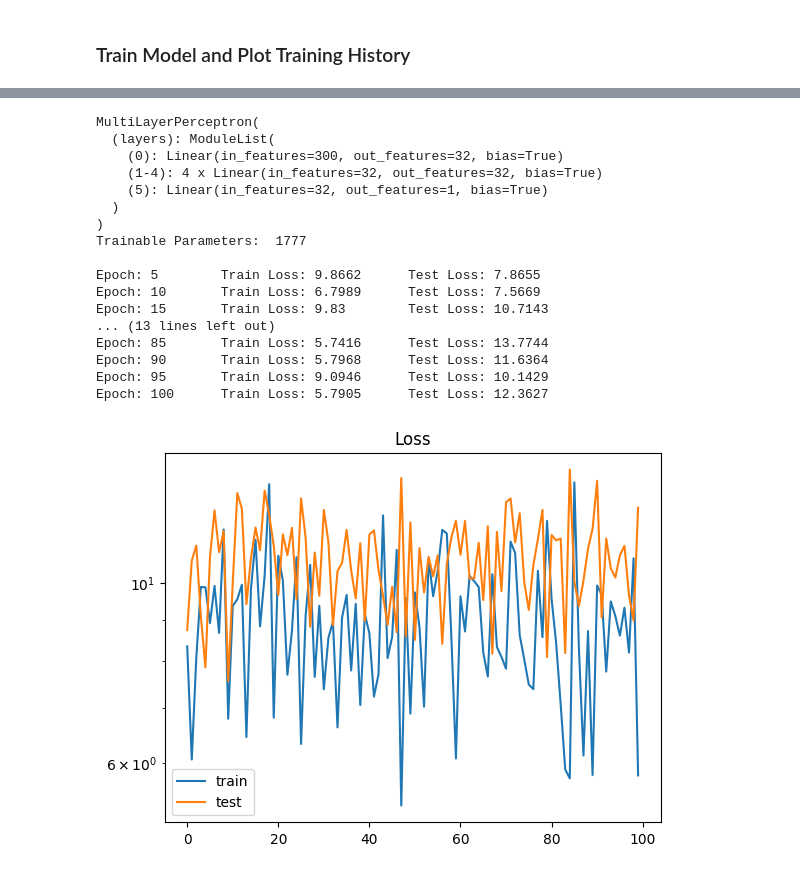
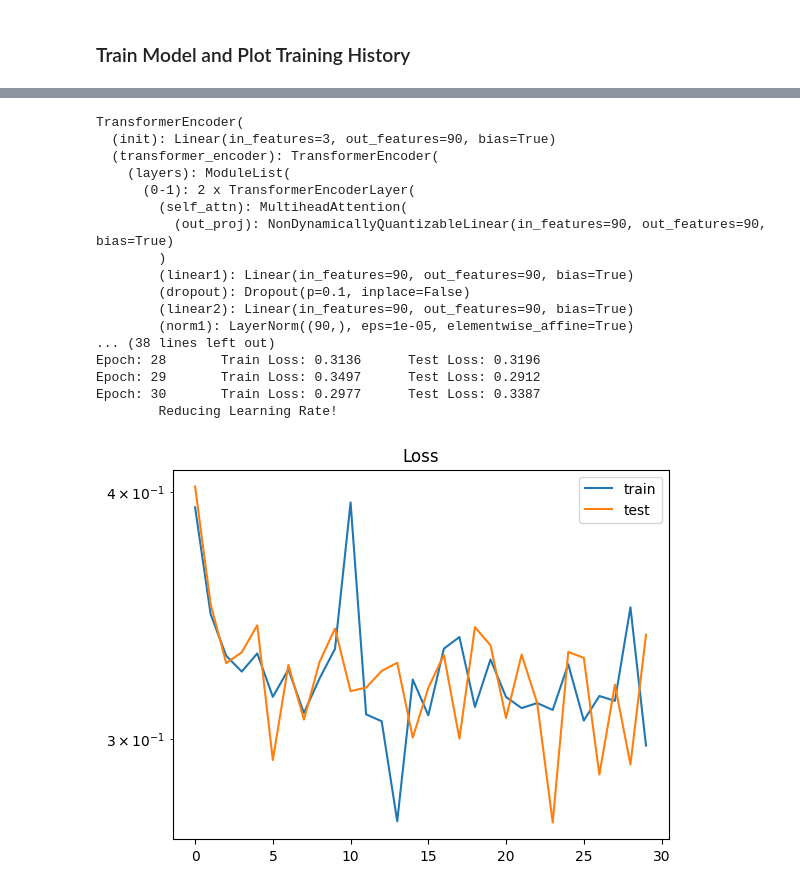
Before and after one commit to LukeV37/ML_Tutorial_2025, a Jupyter notebook: Pythia_Tutorial.ipynb, the cells around one changed output, grey strips where cells are left out. Saved outputs shown, nothing was run; the diff lists cells and outputs as text; code cells hidden in the pictures.

```diff
--- a/Pythia_Tutorial.ipynb
+++ b/Pythia_Tutorial.ipynb
@@ -68,7 +68,7 @@ pythia_bkg.init()                              # Initialize object with user def
 ### Generate Dataset
 Generate events and append stable particles to a list. Then histogram pT, eta, and phi for signal vs background.
 # %%
-num_events = 10000
+num_events = 500000
 # %%
 # Begin event loop. Generate event. Skip if error.
 sig_events = []
@@ -223,11 +230,11 @@ torch.save(test_dataset, "test_dataset_20k.pt")
 # %%
-train_dataset = torch.load("train_dataset_20k.pt", weights_only=False)
-val_dataset = torch.load("val_dataset_20k.pt", weights_only=False)
-test_dataset = torch.load("test_dataset_20k.pt", weights_only=False)
+train_dataset = torch.load("train_dataset_700k.pt", weights_only=False, map_location=device)
+val_dataset = torch.load("val_dataset_50k.pt", weights_only=False, map_location=device)
+test_dataset = torch.load("test_dataset_250k.pt", weights_only=False, map_location=device)
 
-train_dataloader = DataLoader(train_dataset, batch_size=256, shuffle=True)
-val_dataloader = DataLoader(val_dataset, batch_size=256, shuffle=True)
-test_dataloader = DataLoader(test_dataset, batch_size=256, shuffle=True)
+train_dataloader = DataLoader(train_dataset, batch_size=1024, shuffle=True)
+val_dataloader = DataLoader(val_dataset, batch_size=1024, shuffle=True)
+test_dataloader = DataLoader(test_dataset, batch_size=1024, shuffle=True)
 # %%
 for inputs, labels in train_dataloader:
     print("Batch shape:", inputs.shape)
@@ -283,23 +288,25 @@ class TransformerEncoder(nn.Module):
     '''
     An Attention model that performs set level classification on a set.
     '''
-    def __init__(self, in_dim, hidden_dim, out_dim):
+    def __init__(self, in_dim, hidden_dim, num_encoders, out_dim):
         super(TransformerEncoder, self).__init__()
         self.init = nn.Linear(in_dim, hidden_dim)
-        self.Attention = nn.TransformerEncoderLayer(d_model=hidden_dim,dim_feedforward=hidden_dim, nhead=1, batch_first=True)        # Define linear transformation 1
+        encoder_layer = nn.TransformerEncoderLayer(d_model=hidden_dim, nhead=1, dim_feedforward=hidden_dim,dropout=0, batch_first=True)        # Define linear transformation 1
+        self.transformer_encoder = nn.TransformerEncoder(encoder_layer, num_layers=num_encoders)
         self.Classification = nn.Linear(hidden_dim,out_dim)
     def forward(self, data):
         embedding = F.gelu(self.init(data))
-        embedding = F.gelu(self.Attention(embedding))
-        embedding = torch.sum(embedding,dim=1)
+        embedding = F.gelu(self.transformer_encoder(embedding))
+        embedding = torch.mean(embedding,dim=1)
         output = F.sigmoid(self.Classification(embedding))
         return output
 # %%
 # Define the training loop
-def train(model, train_dataloader, val_dataloader, epochs=20):
+def train(model, optimizer, loss_fn, train_dataloader, val_dataloader, lr_step, epochs=20):
 
     history = {'train_loss':[],'test_loss':[]}     # Define history dictionary
 
+    scheduler = torch.optim.lr_scheduler.StepLR(optimizer, step_size=lr_step, gamma=0.1)
     # Loop through epoches
     for e in range(epochs):
         for X_train, y_train in train_dataloader:
@@ -318,9 +325,11 @@ def train(model, train_dataloader, val_dataloader, epochs=20):
 
         history['train_loss'].append(loss.detach().cpu().numpy())        # Append train loss to history (detach and convert to numpy array)
         history['test_loss'].append(test_loss.detach().cpu().numpy())    # Append test loss to history (detach and convert to numpy array)
-        if (e+1)%5==0:
+        if (e+1)%1==0:
             print('Epoch:',e+1,'\tTrain Loss:',round(float(loss),4),'\tTest Loss:',round(float(test_loss),4))
-
+        scheduler.step()
+        if (e+1)%lr_step==0:
+            print("\tReducing Learning Rate!")
     return history
 # %% [markdown]
 ### Train Model and Plot Training History
@@ -413,43 +426,45 @@ Epoch: 100      Train Loss: 15.4754     Test Loss: 14.7088
 # %%
 # Initialize model
-Transformer = TransformerEncoder(in_dim=3,hidden_dim=16,out_dim=1)    # Declare model using NeuralNet Class
+Transformer = TransformerEncoder(in_dim=3,hidden_dim=90,num_encoders=2,out_dim=1)    # Declare model using NeuralNet Class
 Transformer.to(device)                                       # Put model on device (cpu or gpu)
-print(model)                                           # Print layers in model
+print(Transformer)                                           # Print layers in model
 
 # Calculate and print trainable parameters
 pytorch_total_params = sum(p.numel() for p in Transformer.parameters() if p.requires_grad)
 print("Trainable Parameters: ", pytorch_total_params,"\n")
 
 # Declare optimizer and loss function
-optimizer = optim.AdamW(model.parameters(), lr=0.00001)  # Adam = Adaptive Moment Estimation, lr = learning rate
+optimizer = optim.AdamW(Transformer.parameters(), lr=1e-5)  # Adam = Adaptive Moment Estimation, lr = learning rate
 loss_fn = nn.BCELoss()                                 # BCE = Binary Cross Entropy, used for binary classification
 
 #Train Model
-history = train(Transformer, train_dataloader, val_dataloader, epochs=100)                                             # Train the model!
+history = train(Transformer, optimizer, loss_fn, train_dataloader, val_dataloader, lr_step=15, epochs=30)                                             # Train the model!
 
 # Plot Training History
 plt.plot(history['train_loss'],label='train')
 plt.plot(history['test_loss'],label='test')
 plt.title("Loss")
 plt.legend()
 plt.yscale('log')
 plt.show()
+
+torch.save(Transformer, "Transformer.pt")
 # %% [output]
-MultiLayerPerceptron(
-  (layers): ModuleList(
-    (0): Linear(in_features=300, out_features=32, bias=True)
-    (1-4): 4 x Linear(in_features=32, out_features=32, bias=True)
-    (5): Linear(in_features=32, out_features=1, bias=True)
-  )
-)
-Trainable Parameters:  1777
-
-Epoch: 5        Train Loss: 9.8662      Test Loss: 7.8655
-Epoch: 10       Train Loss: 6.7989      Test Loss: 7.5669
-Epoch: 15       Train Loss: 9.83        Test Loss: 10.7143
-... (13 lines left out)
-Epoch: 85       Train Loss: 5.7416      Test Loss: 13.7744
-Epoch: 90       Train Loss: 5.7968      Test Loss: 11.6364
-Epoch: 95       Train Loss: 9.0946      Test Loss: 10.1429
-Epoch: 100      Train Loss: 5.7905      Test Loss: 12.3627
+TransformerEncoder(
+  (init): Linear(in_features=3, out_features=90, bias=True)
+  (transformer_encoder): TransformerEncoder(
+    (layers): ModuleList(
+      (0-1): 2 x TransformerEncoderLayer(
+        (self_attn): MultiheadAttention(
+          (out_proj): NonDynamicallyQuantizableLinear(in_features=90, out_features=90, bias=True)
+        )
+        (linear1): Linear(in_features=90, out_features=90, bias=True)
+        (dropout): Dropout(p=0.1, inplace=False)
+        (linear2): Linear(in_features=90, out_features=90, bias=True)
+        (norm1): LayerNorm((90,), eps=1e-05, elementwise_affine=True)
+... (38 lines left out)
+Epoch: 28       Train Loss: 0.3136      Test Loss: 0.3196
+Epoch: 29       Train Loss: 0.3497      Test Loss: 0.2912
+Epoch: 30       Train Loss: 0.2977      Test Loss: 0.3387
+        Reducing Learning Rate!
-[figure, old version]
+[figure, new version]
```
Also changed, not shown: parts of 20 cells of this notebook.
